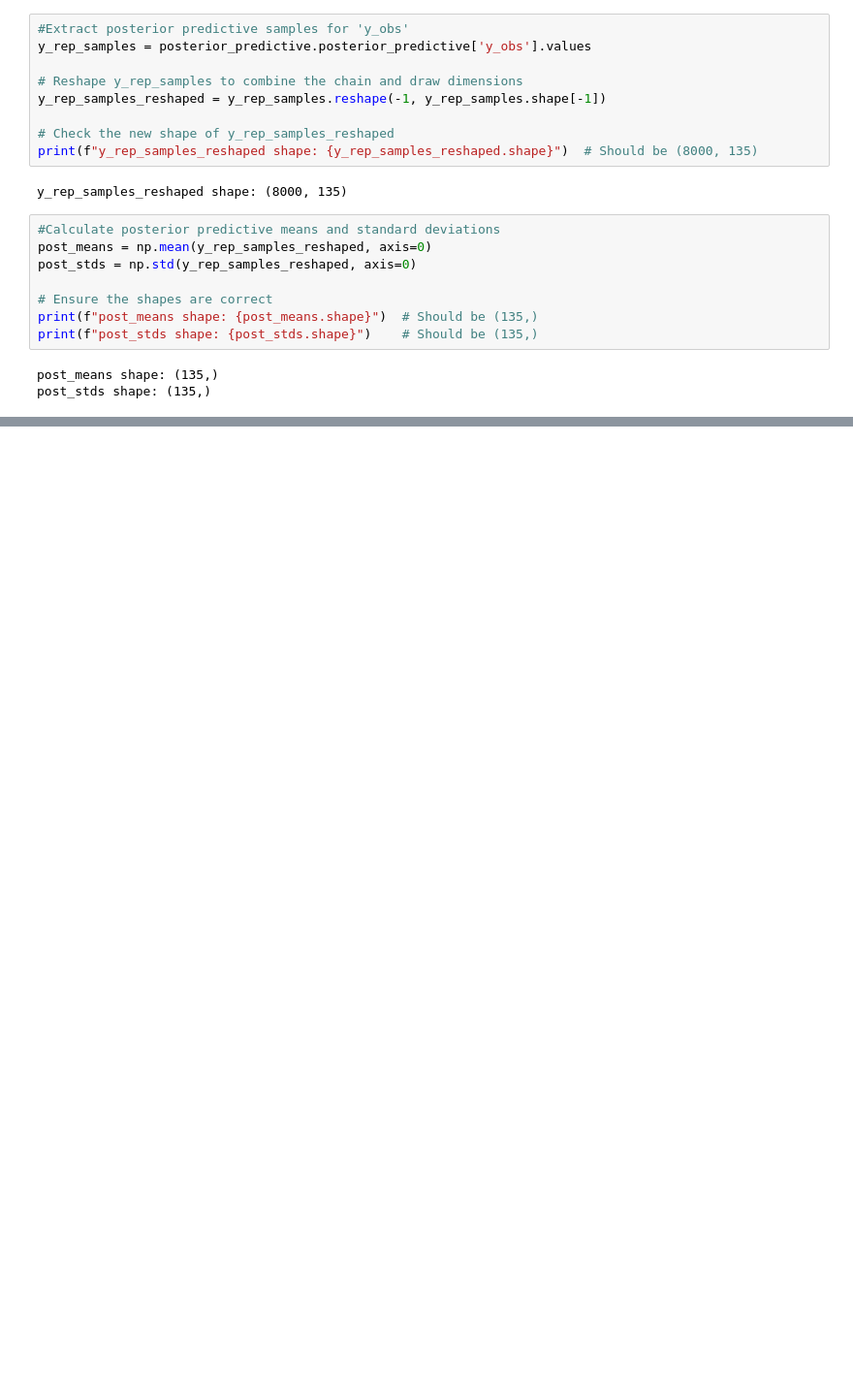
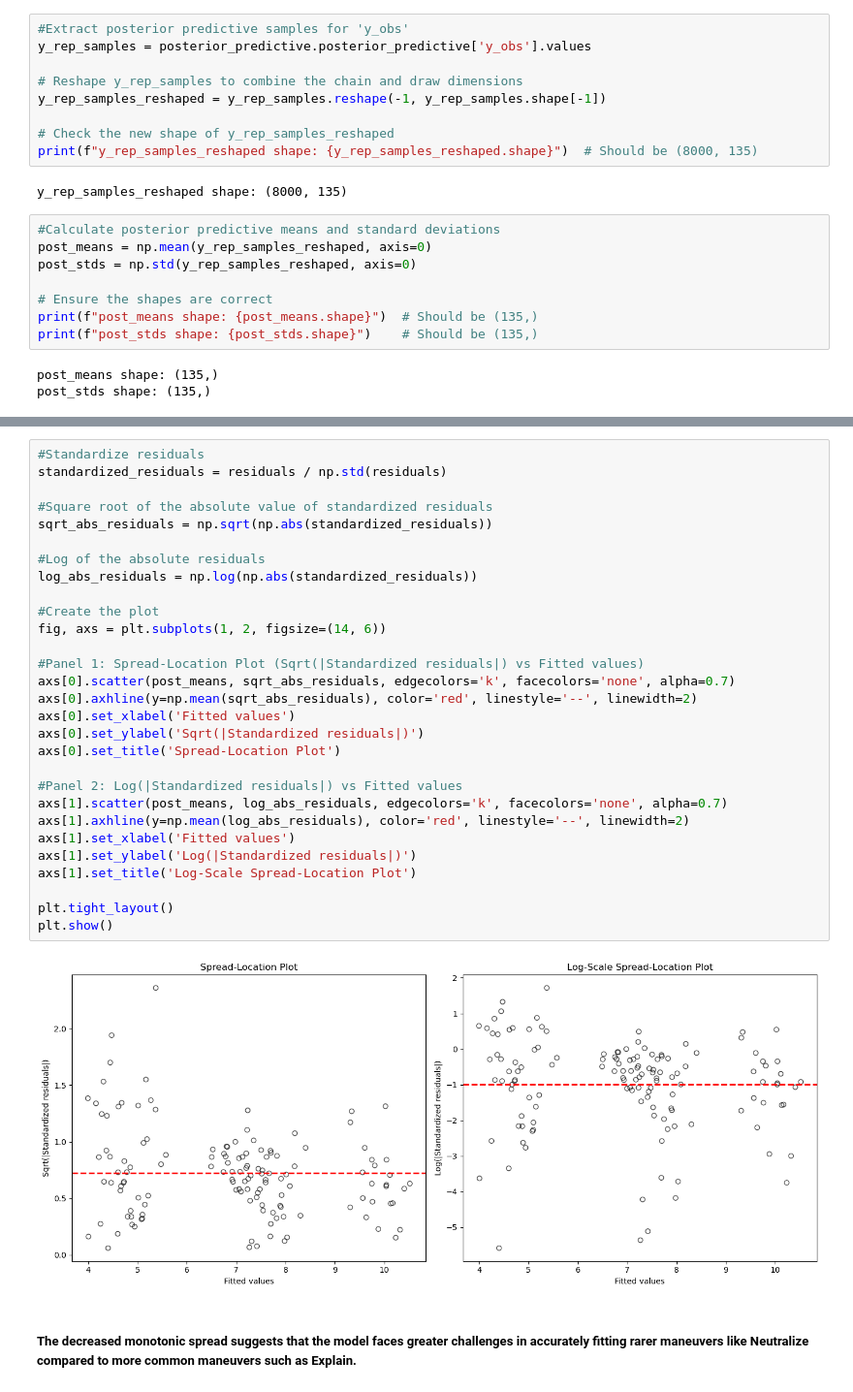
Before and after one commit to jhm18/ORA_Supplemental, a Jupyter notebook: BEND Assessment Models/temporal_bend.ipynb, the cells around one changed output, grey strips where cells are left out. Shown at 97% size. Drawn from its saved outputs; the diff is of its cells as text; blank space fills up the shorter version.

```diff
--- a/BEND Assessment Models/temporal_bend.ipynb
+++ b/BEND Assessment Models/temporal_bend.ipynb
@@ -659,3 +669,36 @@ Residuals range: -5.800113693075129 to 3.516946259975313
+# %%
+#Standardize residuals
+standardized_residuals = residuals / np.std(residuals)
+
+#Square root of the absolute value of standardized residuals
+sqrt_abs_residuals = np.sqrt(np.abs(standardized_residuals))
+
+#Log of the absolute residuals
+log_abs_residuals = np.log(np.abs(standardized_residuals))
+
+#Create the plot
+fig, axs = plt.subplots(1, 2, figsize=(14, 6))
+
+#Panel 1: Spread-Location Plot (Sqrt(|Standardized residuals|) vs Fitted values)
+axs[0].scatter(post_means, sqrt_abs_residuals, edgecolors='k', facecolors='none', alpha=0.7)
+axs[0].axhline(y=np.mean(sqrt_abs_residuals), color='red', linestyle='--', linewidth=2)
+axs[0].set_xlabel('Fitted values')
+axs[0].set_ylabel('Sqrt(|Standardized residuals|)')
+axs[0].set_title('Spread-Location Plot')
+
+#Panel 2: Log(|Standardized residuals|) vs Fitted values
+axs[1].scatter(post_means, log_abs_residuals, edgecolors='k', facecolors='none', alpha=0.7)
+axs[1].axhline(y=np.mean(log_abs_residuals), color='red', linestyle='--', linewidth=2)
+axs[1].set_xlabel('Fitted values')
+axs[1].set_ylabel('Log(|Standardized residuals|)')
+axs[1].set_title('Log-Scale Spread-Location Plot')
+
+plt.tight_layout()
+plt.show()
+# %% [output]
+[figure, added]
+# %% [markdown]
+##### The decreased monotonic spread suggests that the model faces greater challenges in accurately fitting rarer maneuvers like Neutralize compared to more common maneuvers such as Explain.
 # %%
 # Calculate centered fitted values
 centered_fitted_values = post_means - np.mean(post_means)
```
Also changed, not shown: parts of 12 cells of this notebook.
